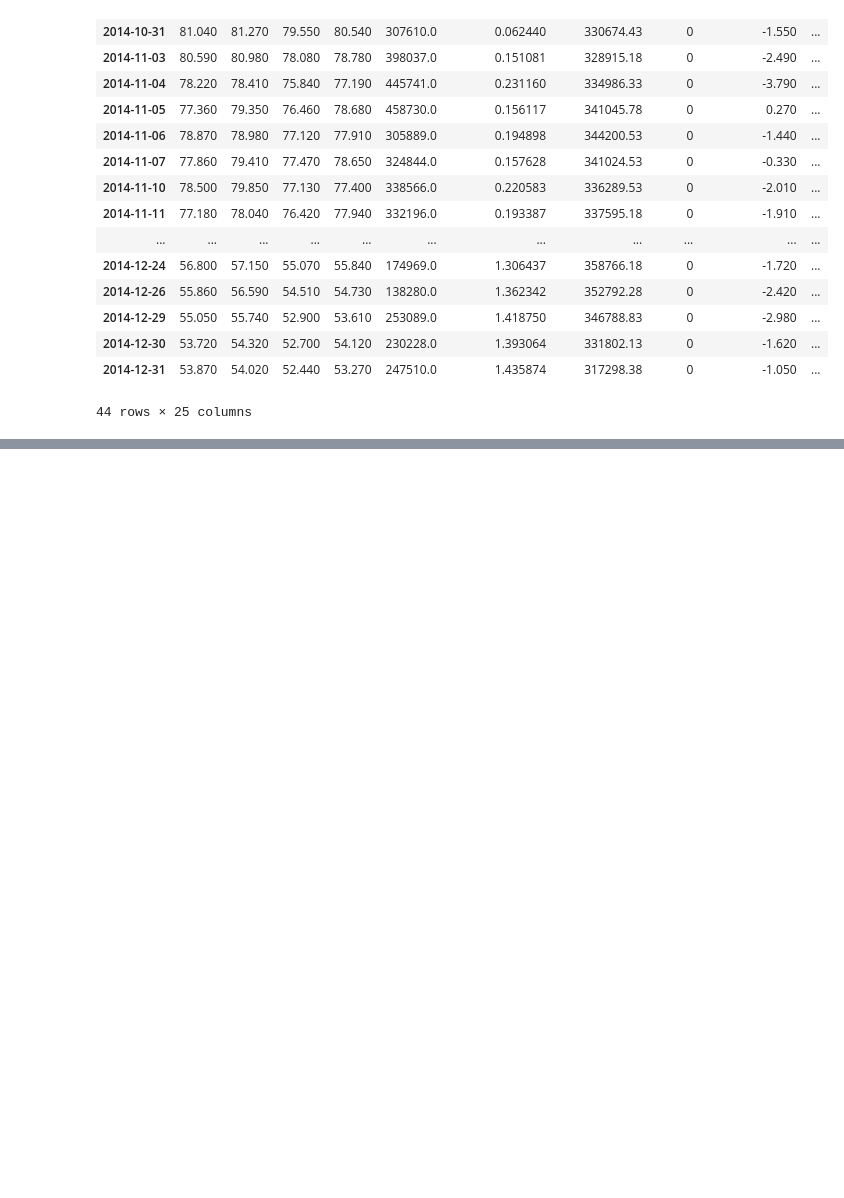
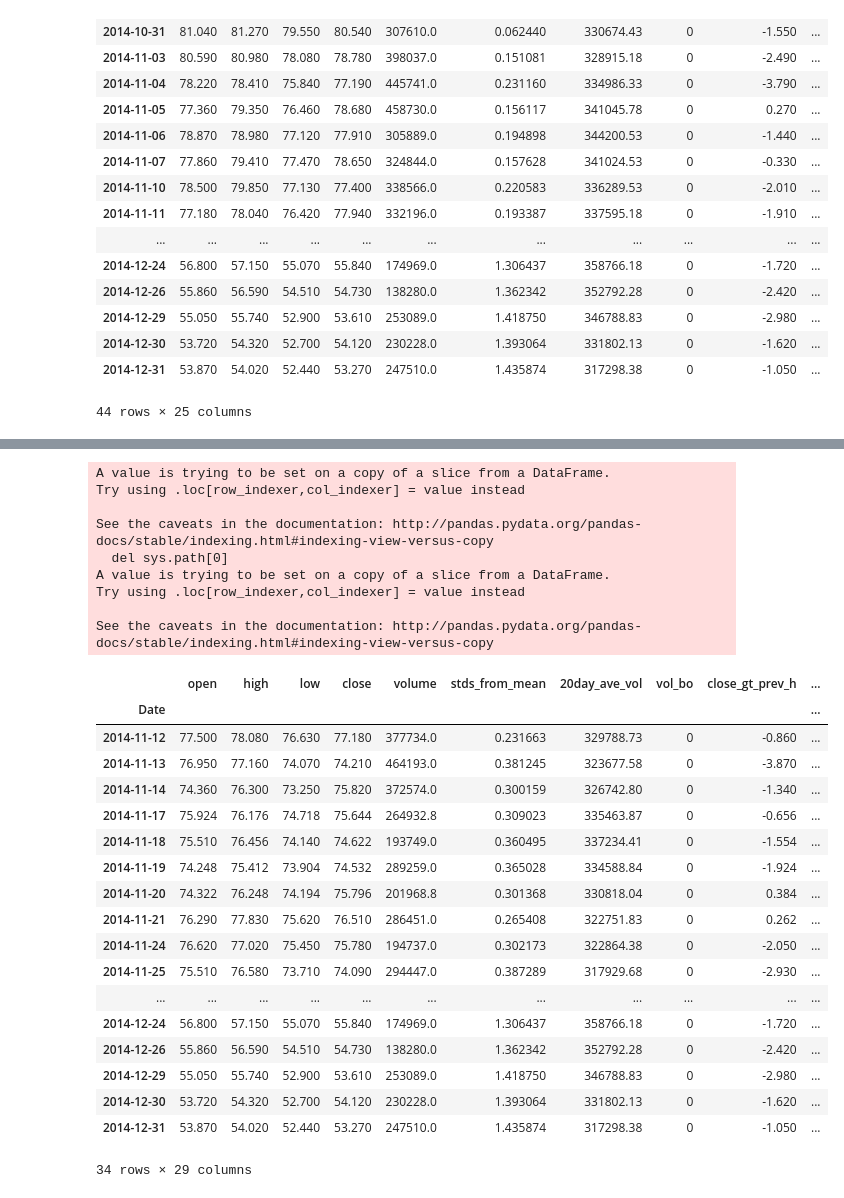
Before and after one commit to franko003/Price_Indicator_Analysis, a Jupyter notebook: Create_Indicators.ipynb, the cells around one changed output, grey strips where cells are left out. Cells and saved outputs as stored; diff of their text form; code cells hidden in the pictures; blank space fills up the shorter version.

```diff
--- a/Create_Indicators.ipynb
+++ b/Create_Indicators.ipynb
@@ -550,3 +550,7 @@ See the caveats in the documentation: http://pandas.pydata.org/pandas-docs/stabl
 | 2014-12-30 | 53.720 | 54.320 | 52.700 | 54.120 | 230228.0 | 1.393064 | 331802.13 | 0 | -1.620 | ... |
 | 2014-12-31 | 53.870 | 54.020 | 52.440 | 53.270 | 247510.0 | 1.435874 | 317298.38 | 0 | -1.050 | ... |
 44 rows × 25 columns
+# %%
+cl_df['bb_high'] = cl_df['ma20'] + (2 * cl_df['close'].rolling(window=20, center=False).std())
+cl_df['bb_low'] = cl_df['ma20'] - (2 * cl_df['close'].rolling(window=20, center=False).std())
+cl_df.tail()
@@ -552,0 +575,45 @@ See the caveats in the documentation: http://pandas.pydata.org/pandas-docs/stabl
+# %%
+def bb_trade(row, direction='long'):
+    if direction == 'long':
+        if row['low'] < row['bb_low']:
+            return 1
+        else:
+            return 0
+    if direction == 'short':
+        if row['high'] > row['bb_high']:
+            return 1
+        else:
+            return 0
+
+cl_df['bb_long'] = cl_df.apply(lambda row: bb_trade(row), axis=1)
+cl_df['bb_short'] = cl_df.apply(lambda row: bb_trade(row, direction='short'), axis=1)
+cl_df.tail(34)
+# %% [output]
+A value is trying to be set on a copy of a slice from a DataFrame.
+Try using .loc[row_indexer,col_indexer] = value instead
+
+See the caveats in the documentation: http://pandas.pydata.org/pandas-docs/stable/indexing.html#indexing-view-versus-copy
+  del sys.path[0]
+A value is trying to be set on a copy of a slice from a DataFrame.
+Try using .loc[row_indexer,col_indexer] = value instead
+
+See the caveats in the documentation: http://pandas.pydata.org/pandas-docs/stable/indexing.html#indexing-view-versus-copy
+|  | open | high | low | close | volume | stds_from_mean | 20day_ave_vol | vol_bo | close_gt_prev_h | ... |
+| Date |  |  |  |  |  |  |  |  |  | ... |
+| 2014-11-12 | 77.500 | 78.080 | 76.630 | 77.180 | 377734.0 | 0.231663 | 329788.73 | 0 | -0.860 | ... |
+| 2014-11-13 | 76.950 | 77.160 | 74.070 | 74.210 | 464193.0 | 0.381245 | 323677.58 | 0 | -3.870 | ... |
+| 2014-11-14 | 74.360 | 76.300 | 73.250 | 75.820 | 372574.0 | 0.300159 | 326742.80 | 0 | -1.340 | ... |
+| 2014-11-17 | 75.924 | 76.176 | 74.718 | 75.644 | 264932.8 | 0.309023 | 335463.87 | 0 | -0.656 | ... |
+| 2014-11-18 | 75.510 | 76.456 | 74.140 | 74.622 | 193749.0 | 0.360495 | 337234.41 | 0 | -1.554 | ... |
+| 2014-11-19 | 74.248 | 75.412 | 73.904 | 74.532 | 289259.0 | 0.365028 | 334588.84 | 0 | -1.924 | ... |
+| 2014-11-20 | 74.322 | 76.248 | 74.194 | 75.796 | 201968.8 | 0.301368 | 330818.04 | 0 | 0.384 | ... |
+| 2014-11-21 | 76.290 | 77.830 | 75.620 | 76.510 | 286451.0 | 0.265408 | 322751.83 | 0 | 0.262 | ... |
+| 2014-11-24 | 76.620 | 77.020 | 75.450 | 75.780 | 194737.0 | 0.302173 | 322864.38 | 0 | -2.050 | ... |
+| 2014-11-25 | 75.510 | 76.580 | 73.710 | 74.090 | 294447.0 | 0.387289 | 317929.68 | 0 | -2.930 | ... |
+| ... | ... | ... | ... | ... | ... | ... | ... | ... | ... | ... |
+| 2014-12-24 | 56.800 | 57.150 | 55.070 | 55.840 | 174969.0 | 1.306437 | 358766.18 | 0 | -1.720 | ... |
+| 2014-12-26 | 55.860 | 56.590 | 54.510 | 54.730 | 138280.0 | 1.362342 | 352792.28 | 0 | -2.420 | ... |
+| 2014-12-29 | 55.050 | 55.740 | 52.900 | 53.610 | 253089.0 | 1.418750 | 346788.83 | 0 | -2.980 | ... |
+| 2014-12-30 | 53.720 | 54.320 | 52.700 | 54.120 | 230228.0 | 1.393064 | 331802.13 | 0 | -1.620 | ... |
+| 2014-12-31 | 53.870 | 54.020 | 52.440 | 53.270 | 247510.0 | 1.435874 | 317298.38 | 0 | -1.050 | ... |
+34 rows × 29 columns
```
Also changed, not shown: parts of 1 cell of this notebook.
